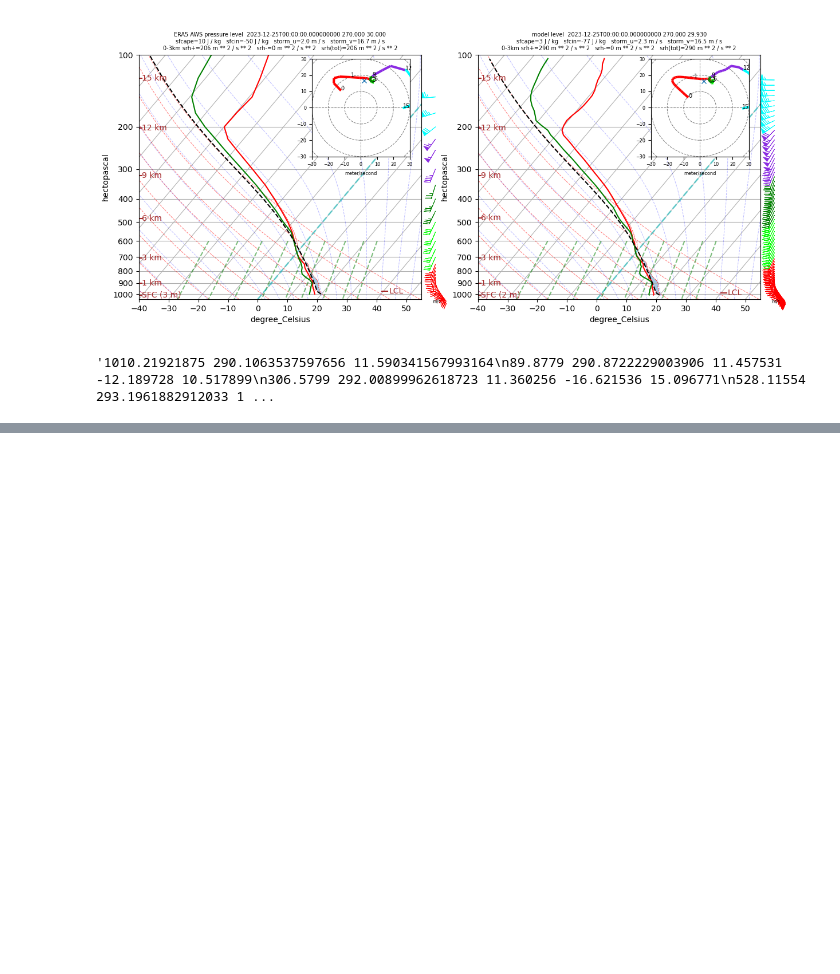
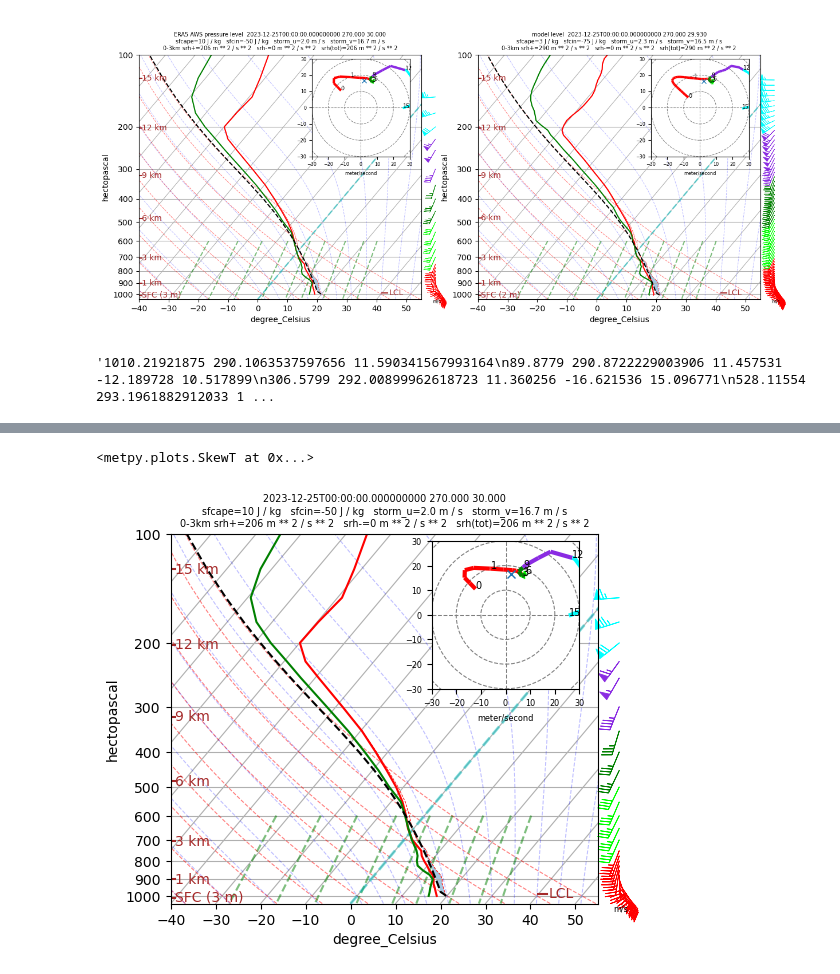
Before and after one commit to ahijevyc/cm1, a Jupyter notebook: cm1/input_sounding_era5.ipynb, the cells around one changed output, grey strips where cells are left out. Cells and saved outputs as stored; diff of their text form; code cells hidden in the pictures; blank space fills up the shorter version.

Commit message:
separate get functions
aws
pressure_level
model_level

moved nearest_neighbors to era5

```diff
--- a/cm1/input_sounding_era5.ipynb
+++ b/cm1/input_sounding_era5.ipynb
@@ -306,0 +265,3 @@ ds0.isel(isel["G"]).U[-1].compute(), ds0.isel(isel["G"]).V[-1].compute(),
+# %%
+ds = cm1.input.sounding.era5_pressure_level(valid_time, lat, lon)
+ds
@@ -306,0 +292,3 @@ ds0.isel(isel["G"]).U[-1].compute(), ds0.isel(isel["G"]).V[-1].compute(),
+# %%
+skewt(ds)
+# %% [output]
@@ -306,0 +302,2 @@ ds0.isel(isel["G"]).U[-1].compute(), ds0.isel(isel["G"]).V[-1].compute(),
+<metpy.plots.SkewT at 0x...>
+[figure, added]
```
Also changed, not shown: parts of 11 cells of this notebook, 2 other files.
